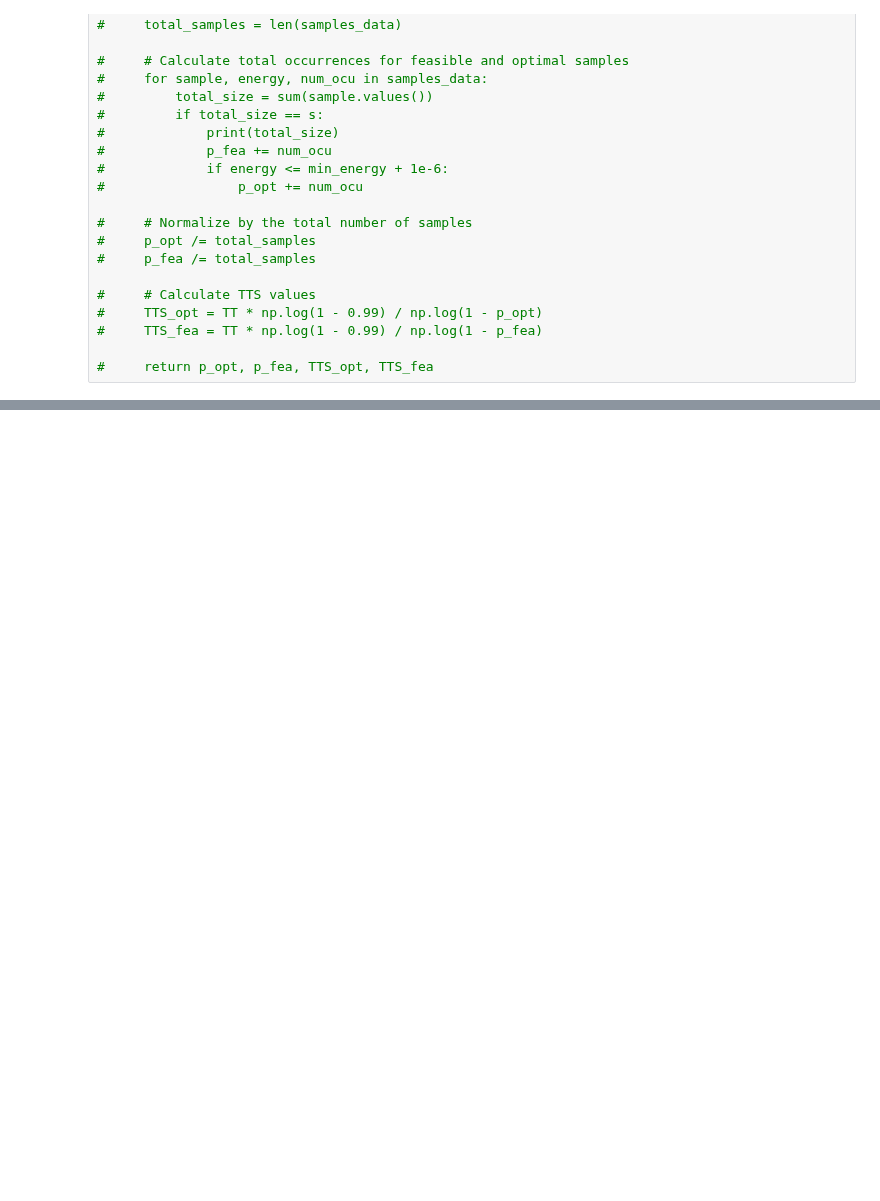
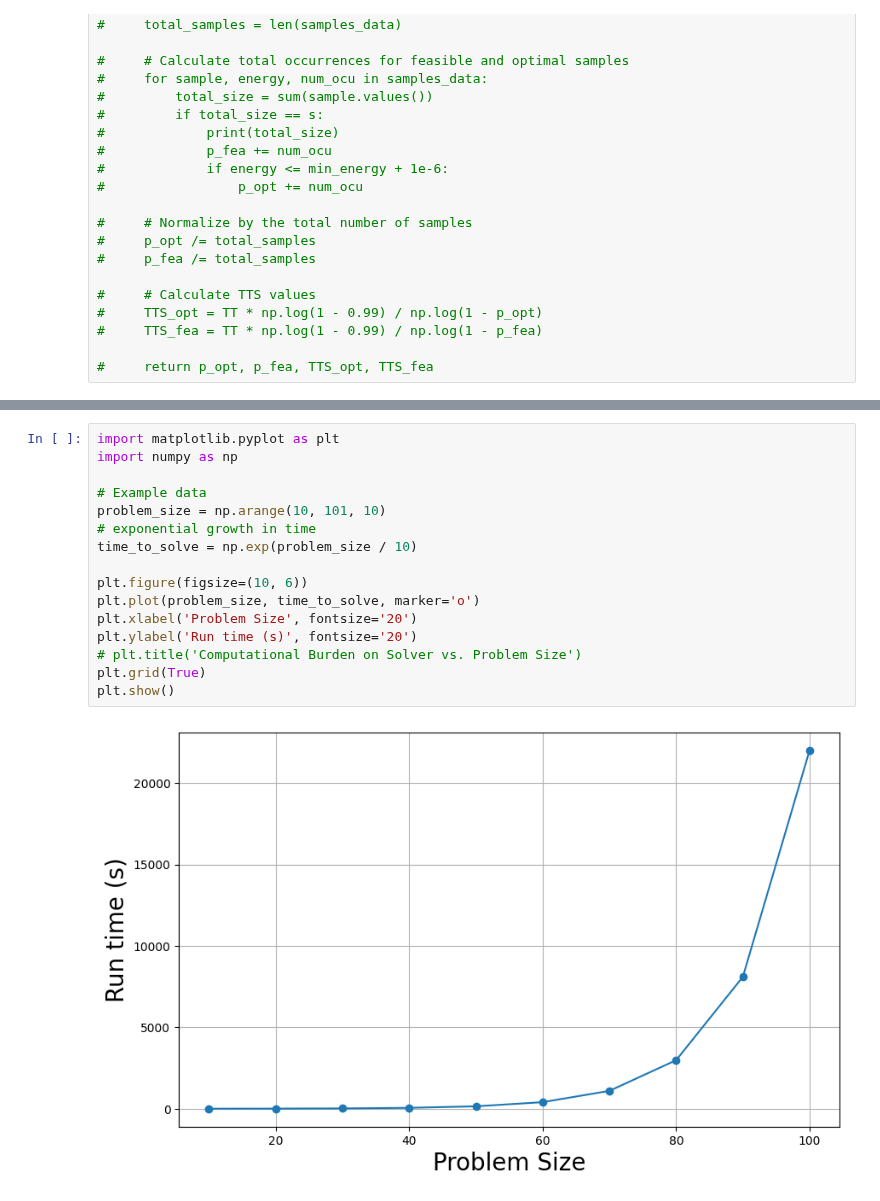
Before and after one commit to anurag-r20/WDN_Sensor_Placement, a Jupyter notebook: WDN_Sensor_Placement_Latest.ipynb, the cells around one changed output, grey strips where cells are left out. Drawn from its saved outputs; the diff is of its cells as text; blank space fills up the shorter version.

```diff
--- a/WDN_Sensor_Placement_Latest.ipynb
+++ b/WDN_Sensor_Placement_Latest.ipynb
@@ -1535,0 +1741,18 @@ plt.show()
+# %%
+import matplotlib.pyplot as plt
+import numpy as np
+
+# Example data
+problem_size = np.arange(10, 101, 10)
+# exponential growth in time
+time_to_solve = np.exp(problem_size / 10)
+
+plt.figure(figsize=(10, 6))
+plt.plot(problem_size, time_to_solve, marker='o')
+plt.xlabel('Problem Size', fontsize='20')
+plt.ylabel('Run time (s)', fontsize='20')
+# plt.title('Computational Burden on Solver vs. Problem Size')
+plt.grid(True)
+plt.show()
+# %% [output]
+[figure, added]
```
Also changed, not shown: parts of 37 cells of this notebook.
